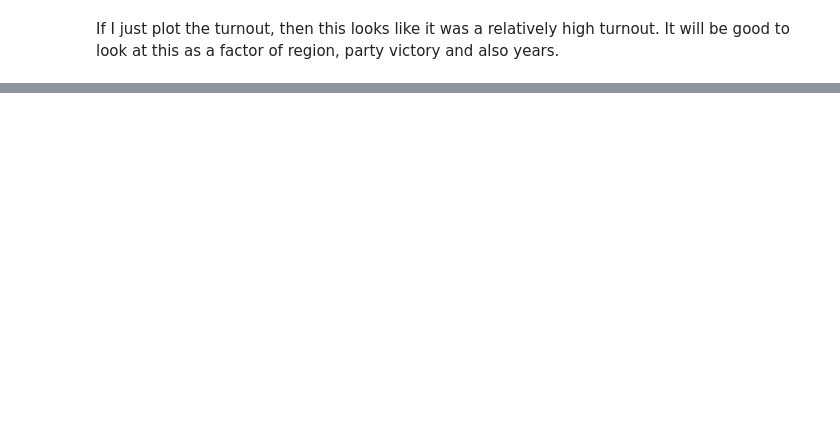
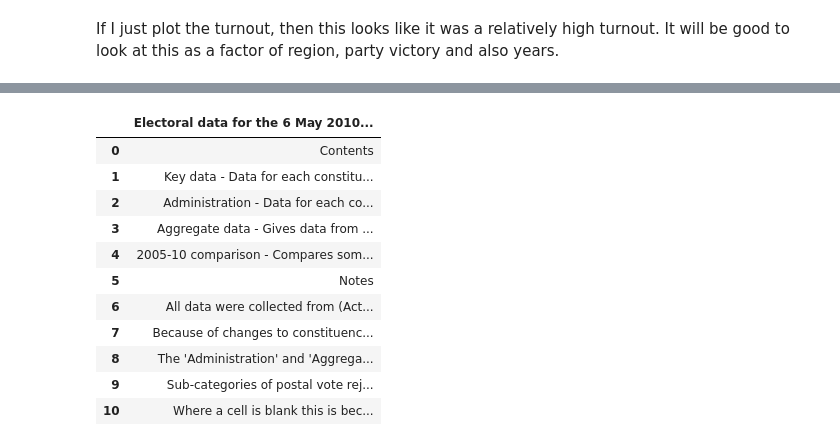
Before and after one commit to maclamont/UKElections, a Jupyter notebook: UKElections.ipynb, the cells around one changed output, grey strips where cells are left out. Saved outputs shown, nothing was run; the diff lists cells and outputs as text; code cells hidden in the pictures; blank space fills up the shorter version.

```diff
--- a/UKElections.ipynb
+++ b/UKElections.ipynb
@@ -88,0 +134,15 @@ If I just plot the turnout, then this looks like it was a relatively high turnou
+# %%
+turnout_2010
+# %% [output]
+|  | Electoral data for the 6 May 2010... |
+| 0 | Contents |
+| 1 | Key data - Data for each constitu... |
+| 2 | Administration - Data for each co... |
+| 3 | Aggregate data - Gives data from ... |
+| 4 | 2005-10 comparison - Compares som... |
+| 5 | Notes |
+| 6 | All data were collected from (Act... |
+| 7 | Because of changes to constituenc... |
+| 8 | The 'Administration' and 'Aggrega... |
+| 9 | Sub-categories of postal vote rej... |
+| 10 | Where a cell is blank this is bec... |
```
Also changed, not shown: parts of 13 cells of this notebook, 1 other file.
